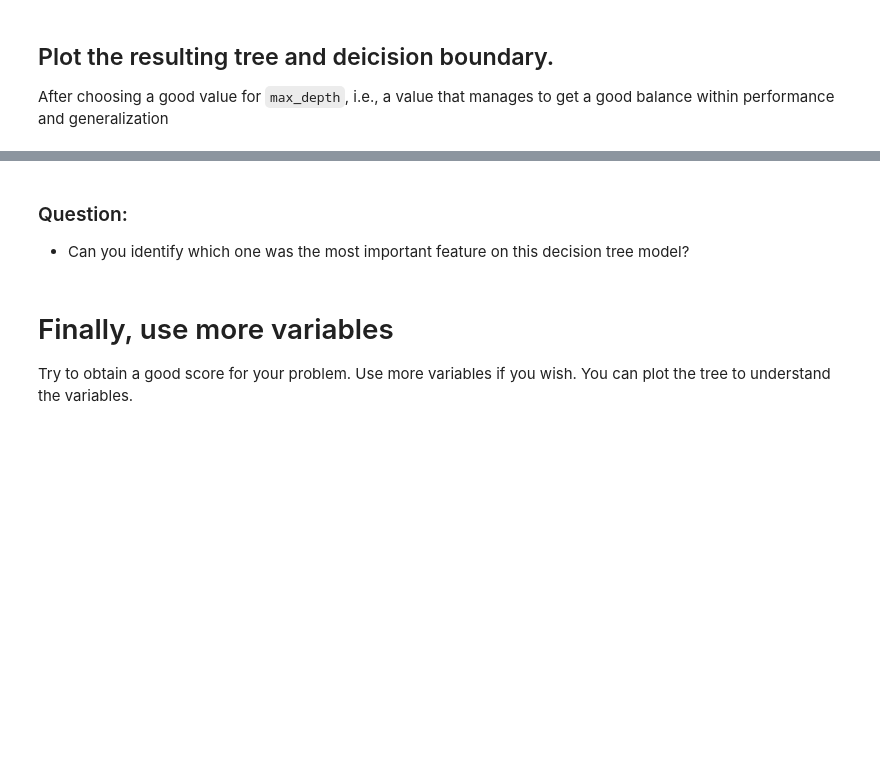
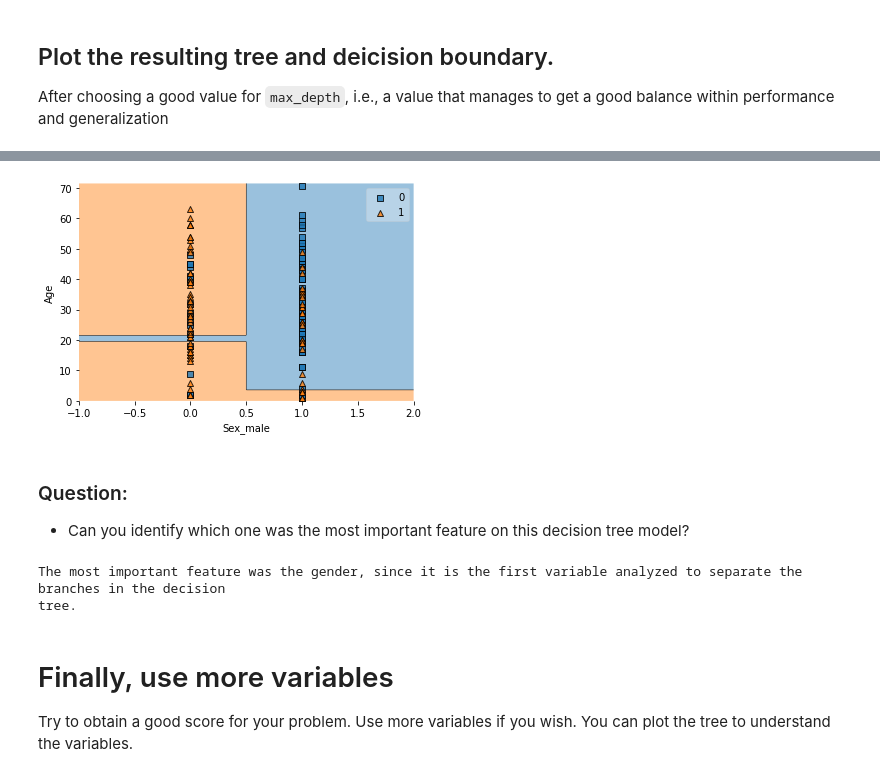
Before and after one commit to gabrielanakasato/ironhack-daft, a Jupyter notebook: labs/lab-w07/06-titanic-classification/your-code/titanic-classification-lab.ipynb, the cells around one changed output, grey strips where cells are left out. Drawn from its saved outputs; the diff is of its cells as text; code cells hidden in the pictures; blank space fills up the shorter version.

```diff
--- a/labs/lab-w07/06-titanic-classification/your-code/titanic-classification-lab.ipynb
+++ b/labs/lab-w07/06-titanic-classification/your-code/titanic-classification-lab.ipynb
@@ -394,3 +447,10 @@ After choosing a good value for `max_depth`, i.e., a value that manages to get a
+# %%
+# Plot the Decision Regions
+mlplt.plot_decision_regions(X=X_test.to_numpy(), y=y_test.to_numpy(), clf=tree)
+plt.xlabel(X_test.columns[0])
+plt.ylabel(X_test.columns[1]);
+# %% [output]
+[figure, added]
 # %% [markdown]
 ### Question:
 
@@ -400,3 +458,13 @@ After choosing a good value for `max_depth`, i.e., a value that manages to get a
+# %%
+# your answer here
+
+print('''
+The most important feature was the gender, since it is the first variable analyzed to separate the branches in the decision
+tree.
+''')
+# %% [output]
+The most important feature was the gender, since it is the first variable analyzed to separate the branches in the decision
+tree.
 # %% [markdown]
 # Finally, use more variables
 
```
Also changed, not shown: parts of 8 cells of this notebook.
